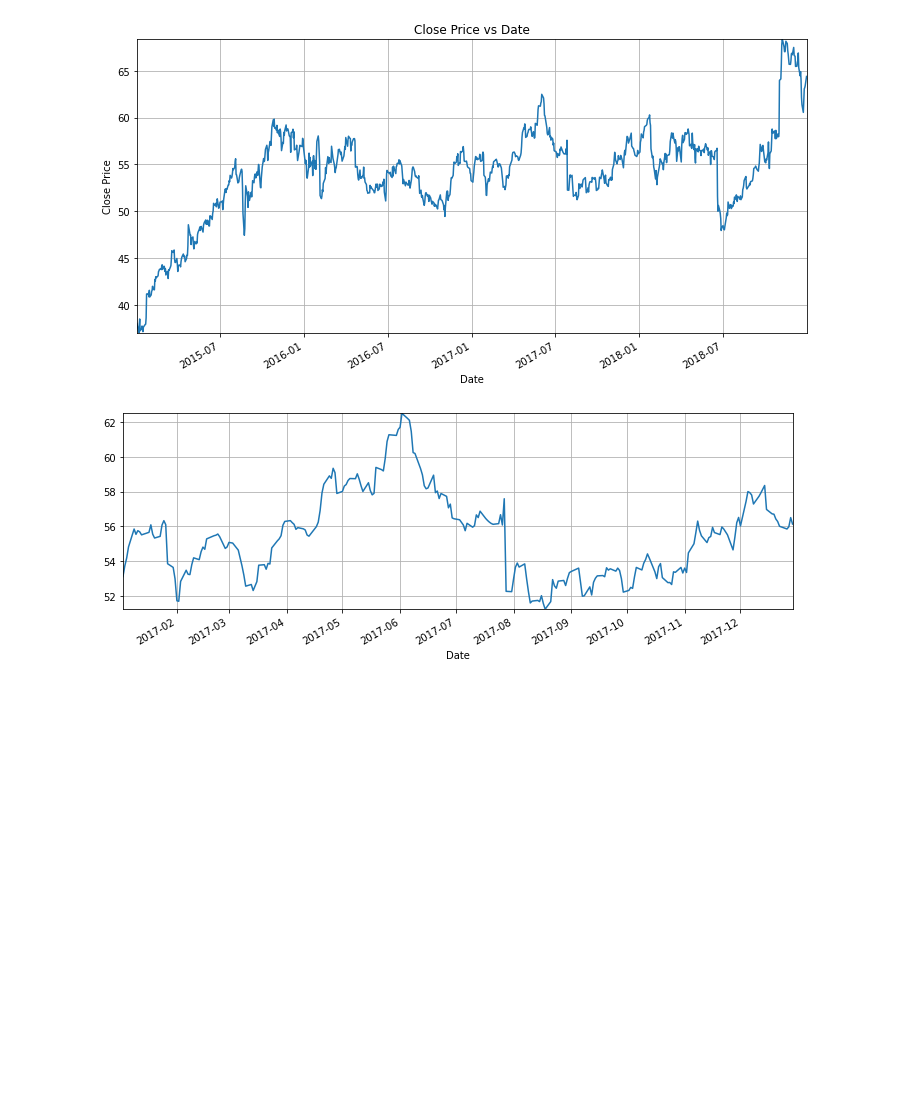
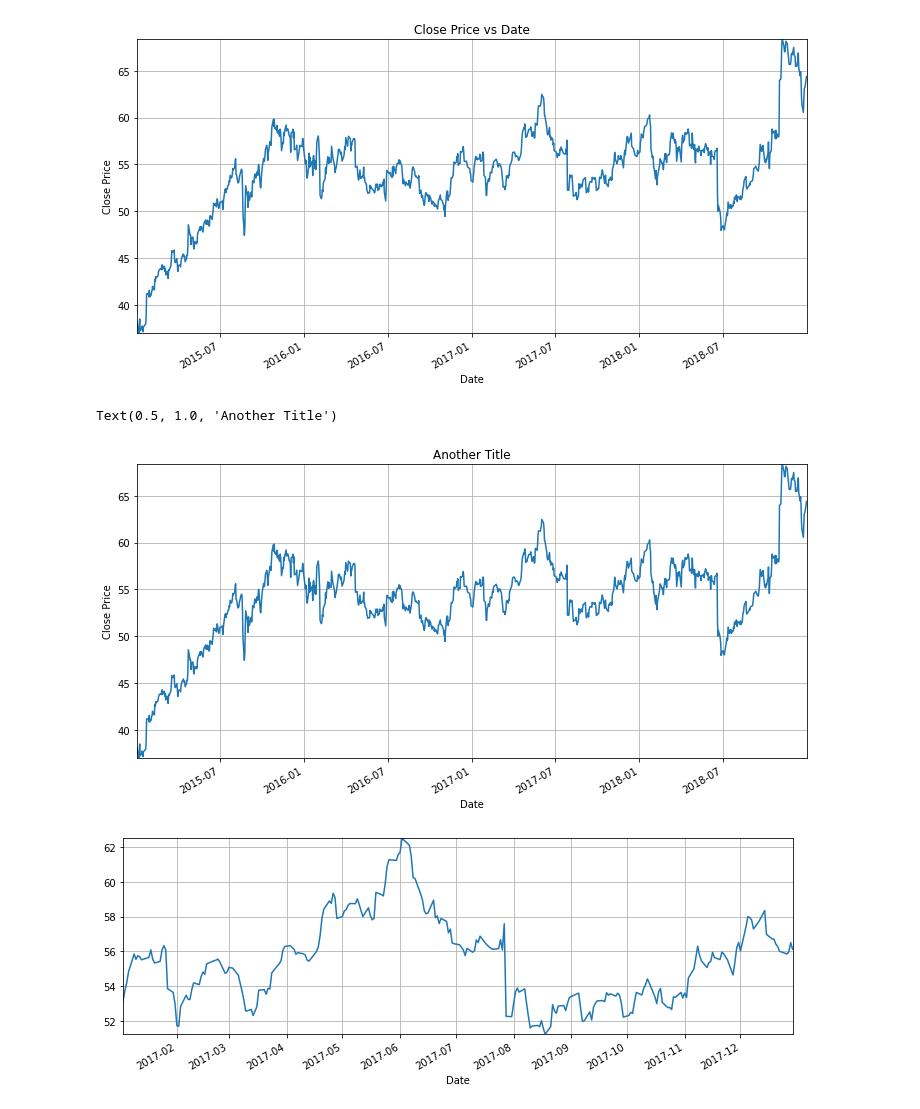
Before and after one commit to luiul/tsa, a Jupyter notebook: course-nb/03-tsa.ipynb, the cells around one changed output. Drawn from its saved outputs; the diff is of its cells as text; code cells hidden in the pictures; blank space fills up the shorter version.

```diff
--- a/course-nb/03-tsa.ipynb
+++ b/course-nb/03-tsa.ipynb
@@ -350,6 +350,17 @@ ax.set(xlabel='Date', ylabel='Close Price')
 # %% [output]
 [Text(0.5, 0, 'Date'), Text(0, 0.5, 'Close Price')]
 [figure]
+# %%
+# Creaate plot and set title
+ax = df.Close.plot(figsize=(12, 6), grid=True)
+# Scale the graph
+ax.autoscale(axis='both', tight=True)
+# Set labels
+ax.set(xlabel='Date', ylabel='Close Price')
+plt.title('Another Title')
+# %% [output]
+Text(0.5, 1.0, 'Another Title')
+[figure, added]
 # %%
 ax = df.Close['2017-01-01':'2018-01-01'].plot(figsize=(12, 4), grid=True)
 ax.autoscale(axis='both', tight=True)
```
Also changed, not shown: parts of 2 cells of this notebook, 1 other file.
